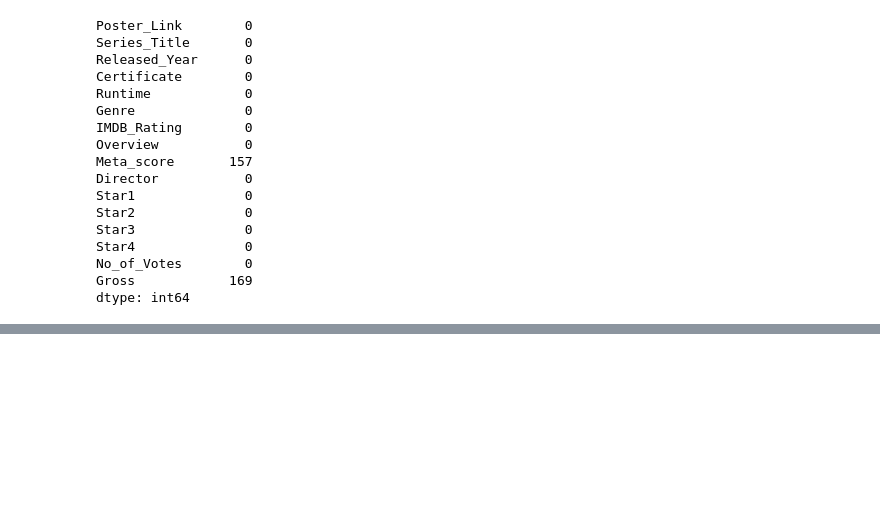
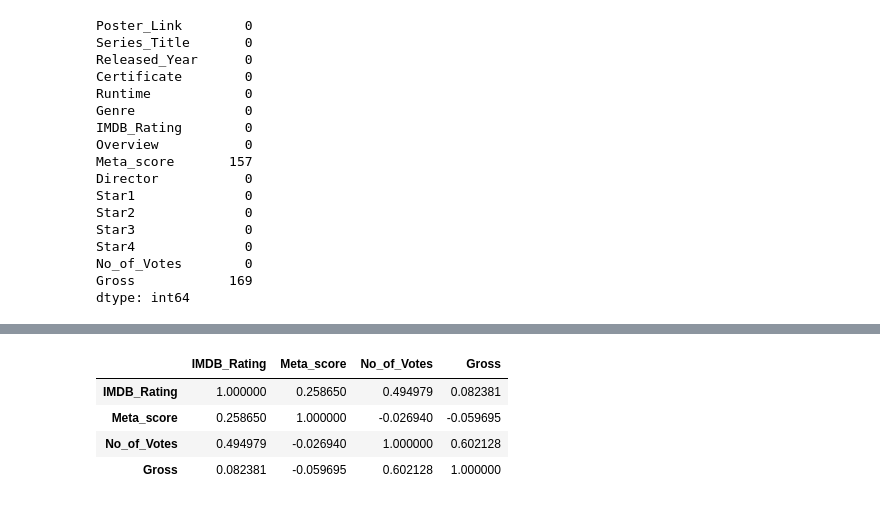
Before and after one commit to vqgquan/IMDB_movie_data_analysis_project, a Jupyter notebook: imdb_analysis.ipynb, the cells around one changed output, grey strips where cells are left out. Cells and saved outputs as stored; diff of their text form; code cells hidden in the pictures; blank space fills up the shorter version.

```diff
--- a/imdb_analysis.ipynb
+++ b/imdb_analysis.ipynb
@@ -61,0 +107,8 @@ dtype: int64
+# %%
+corr_imdb_dataset.corr()
+# %% [output]
+|  | IMDB_Rating | Meta_score | No_of_Votes | Gross |
+| IMDB_Rating | 1.000000 | 0.258650 | 0.494979 | 0.082381 |
+| Meta_score | 0.258650 | 1.000000 | -0.026940 | -0.059695 |
+| No_of_Votes | 0.494979 | -0.026940 | 1.000000 | 0.602128 |
+| Gross | 0.082381 | -0.059695 | 0.602128 | 1.000000 |
```
Also changed, not shown: parts of 8 cells of this notebook.
